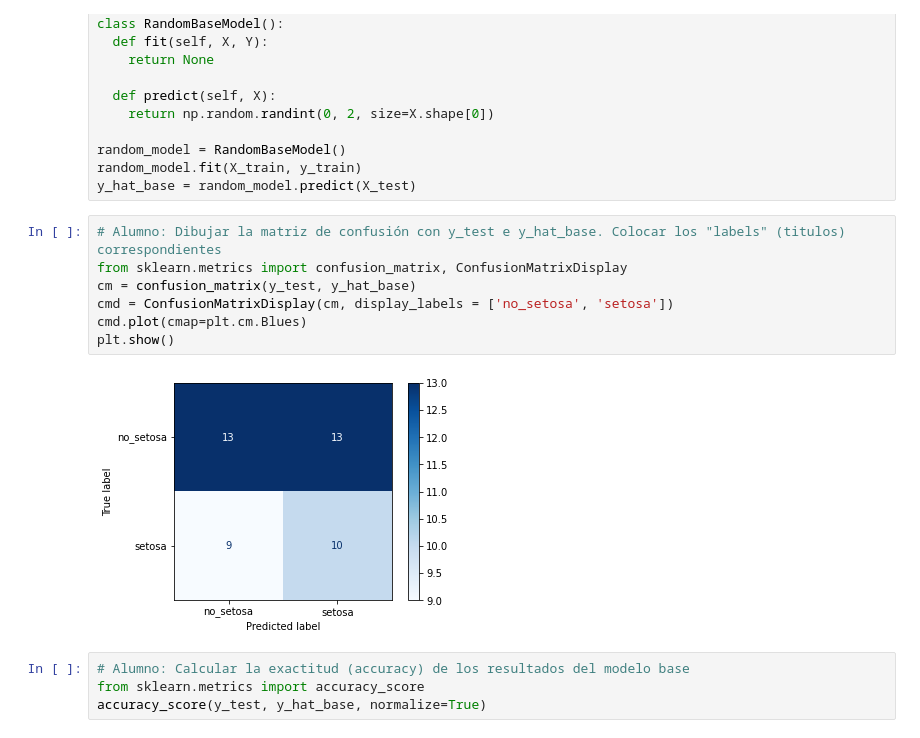
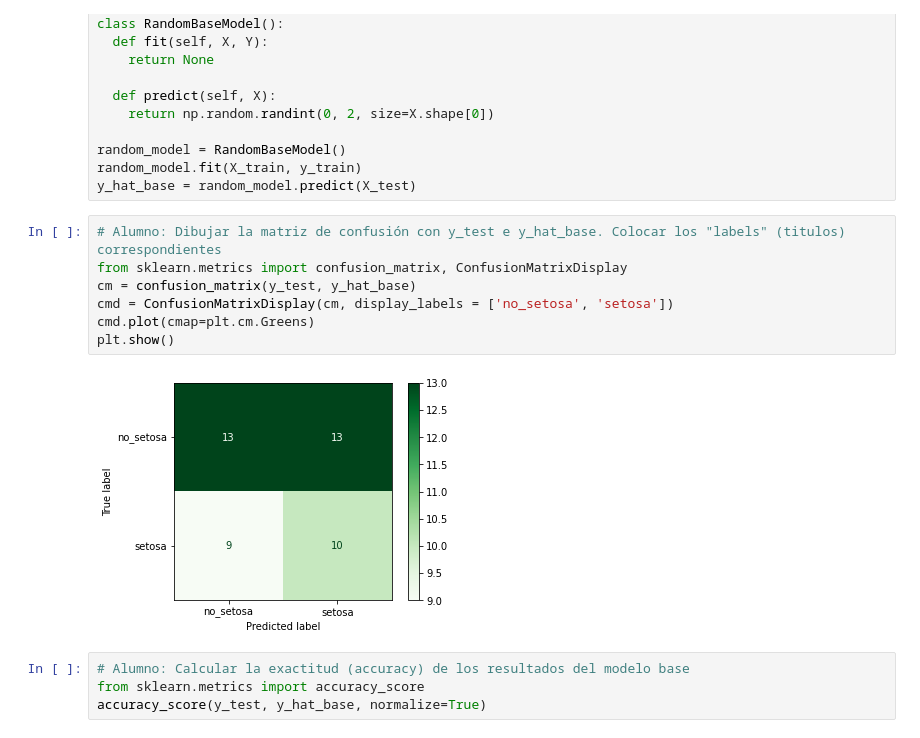
Before and after one commit to giagnai/ing_feature_python, a Jupyter notebook: ejercicios_practica/1_iris.ipynb, the cells around one changed output. Drawn from its saved outputs; the diff is of its cells as text.

```diff
--- a/ejercicios_practica/1_iris.ipynb
+++ b/ejercicios_practica/1_iris.ipynb
@@ -171,12 +171,12 @@ y_hat_base = random_model.predict(X_test)
 # %%
 # Alumno: Dibujar la matriz de confusión con y_test e y_hat_base. Colocar los "labels" (titulos) correspondientes
 from sklearn.metrics import confusion_matrix, ConfusionMatrixDisplay
 cm = confusion_matrix(y_test, y_hat_base)
 cmd = ConfusionMatrixDisplay(cm, display_labels = ['no_setosa', 'setosa'])
-cmd.plot(cmap=plt.cm.Blues)
+cmd.plot(cmap=plt.cm.Greens)
 plt.show()
 # %% [output]
-[figure, old version]
+[figure, new version]
 # %%
 # Alumno: Calcular la exactitud (accuracy) de los resultados del modelo base
 from sklearn.metrics import accuracy_score
```
